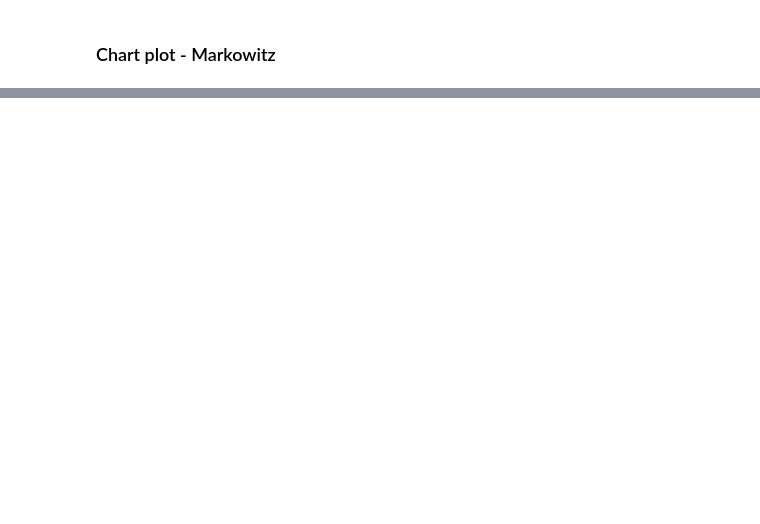
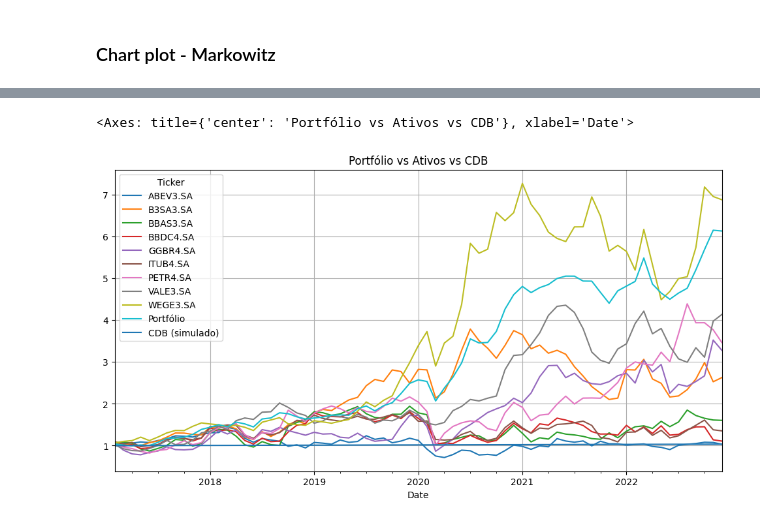
Before and after one commit to maronect/deep_learning_finance, a Jupyter notebook: notebooks/01-markowitz_optimization.ipynb, the cells around one changed output, grey strips where cells are left out. Cells and saved outputs as stored; diff of their text form; code cells hidden in the pictures; blank space fills up the shorter version.

```diff
--- a/notebooks/01-markowitz_optimization.ipynb
+++ b/notebooks/01-markowitz_optimization.ipynb
@@ -135,3 +141,18 @@ Sharpe Ratio: 0.05224856860026463
+# %%
+cdi_annual = 0.1365
+cdi_daily = (1 + cdi_annual) ** (1/252) - 1
+
+dias = len(returns)
+cdb_growth = (1 + cdi_daily) ** np.arange(dias)
+
+returns_acumulados = (1 + returns).cumprod()
+returns_acumulados["Portfólio"] = (1 + returns.dot(weights_sharpe)).cumprod()
+returns_acumulados["CDB (simulado)"] = cdb_growth
+
+returns_acumulados.plot(figsize=(12, 6), title="Portfólio vs Ativos vs CDB", grid=True)
+# %% [output]
+<Axes: title={'center': 'Portfólio vs Ativos vs CDB'}, xlabel='Date'>
+[figure, added]
 # %%
 
 plot_efficient_frontier(mean_returns, cov_matrix, optimized_weights=weights_markowitz) # esse mean_returns tem que ser (pd.Series)
```
Also changed, not shown: parts of 20 cells of this notebook, 1 other file.
